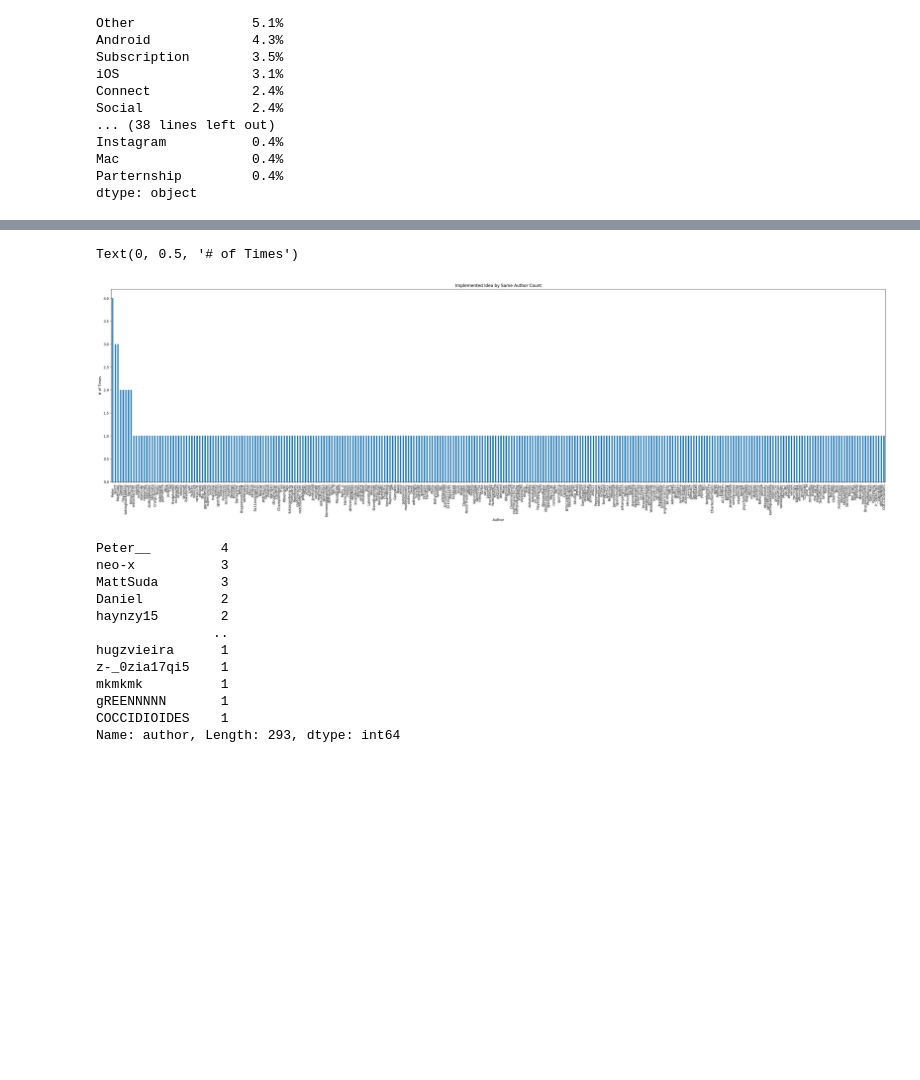
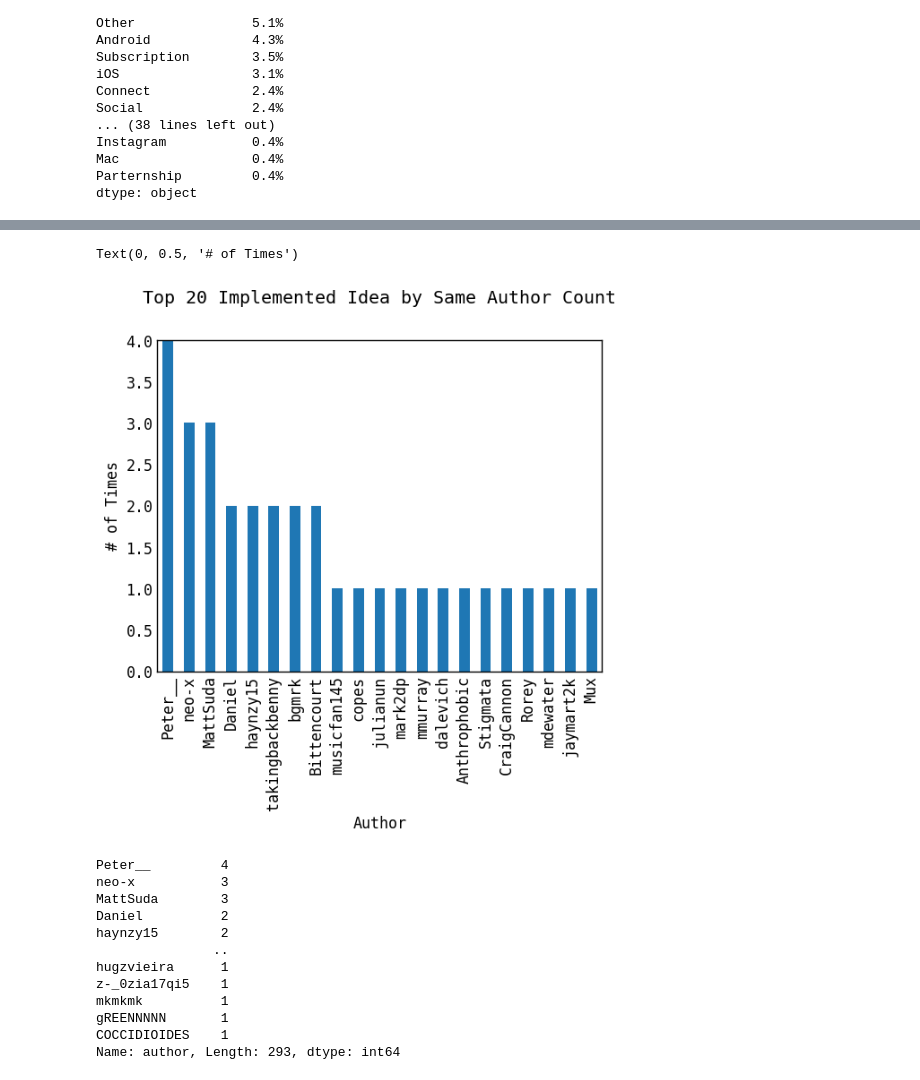
Before and after one commit to RyanMarten/spotify-user-innovation, a Jupyter notebook: data_vis_stats.ipynb, the cells around one changed output, grey strips where cells are left out. Saved outputs shown, nothing was run; the diff lists cells and outputs as text; code cells hidden in the pictures; blank space fills up the shorter version.

```diff
--- a/data_vis_stats.ipynb
+++ b/data_vis_stats.ipynb
@@ -72,12 +101,13 @@ posts.keyword.value_counts().plot(kind='pie', autopct='%1.1f%%', legend=True)
 # %%
 # implemented & author correlation
+num_authors = 20
 same_author_count = posts[(posts['keyword'] == 'implemented') & (posts['author'] != 'user-removed')].author.value_counts()
-ax = same_author_count.plot(kind='bar', figsize=(40, 10), title='Implemented Idea by Same Author Count')
+ax = same_author_count.iloc[0:num_authors+1].plot(kind='bar', title= 'Top ' + str(num_authors) + ' Implemented Idea by Same Author Count')
 ax.set_xlabel('Author')
 ax.set_ylabel('# of Times')
 # %% [output]
 Text(0, 0.5, '# of Times')
-[figure, old version]
+[figure, new version]
 # %%
 same_author_count
 # %% [output]
```
Also changed, not shown: parts of 12 cells of this notebook.
